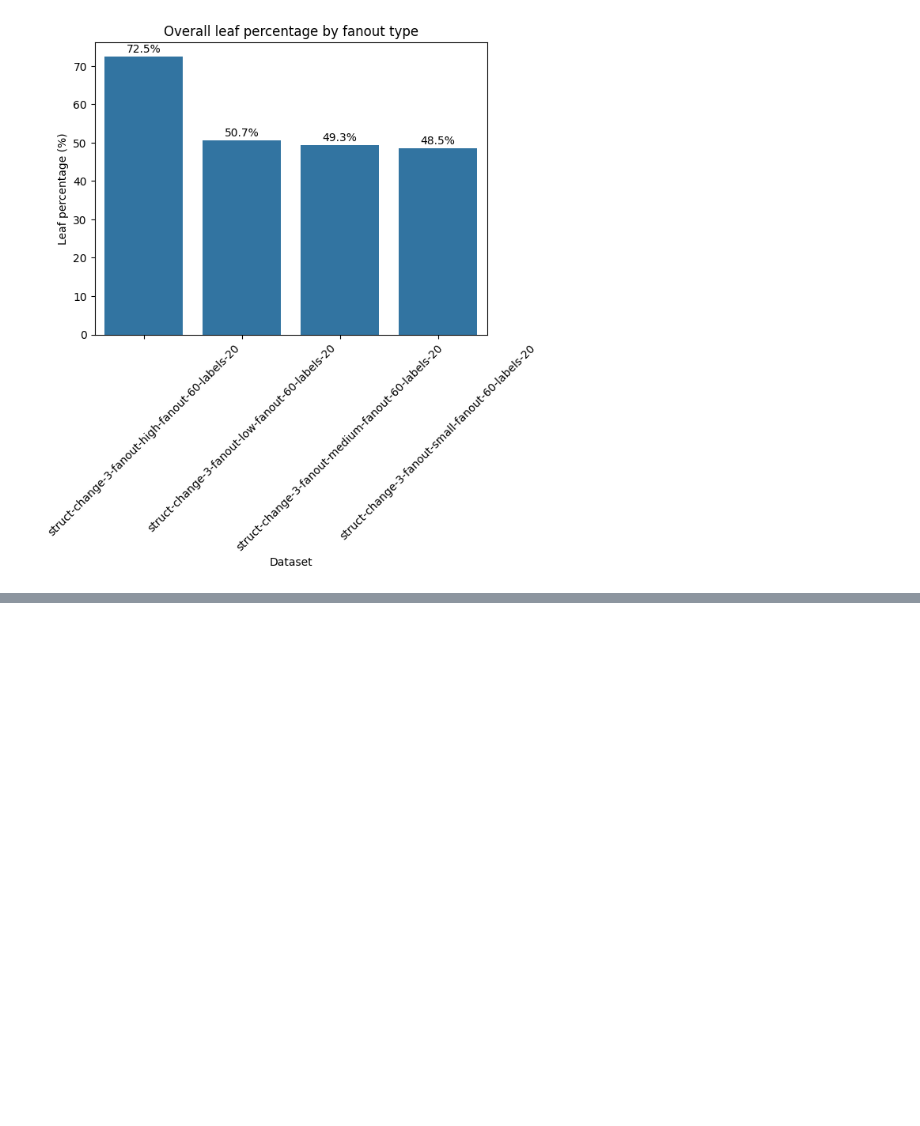
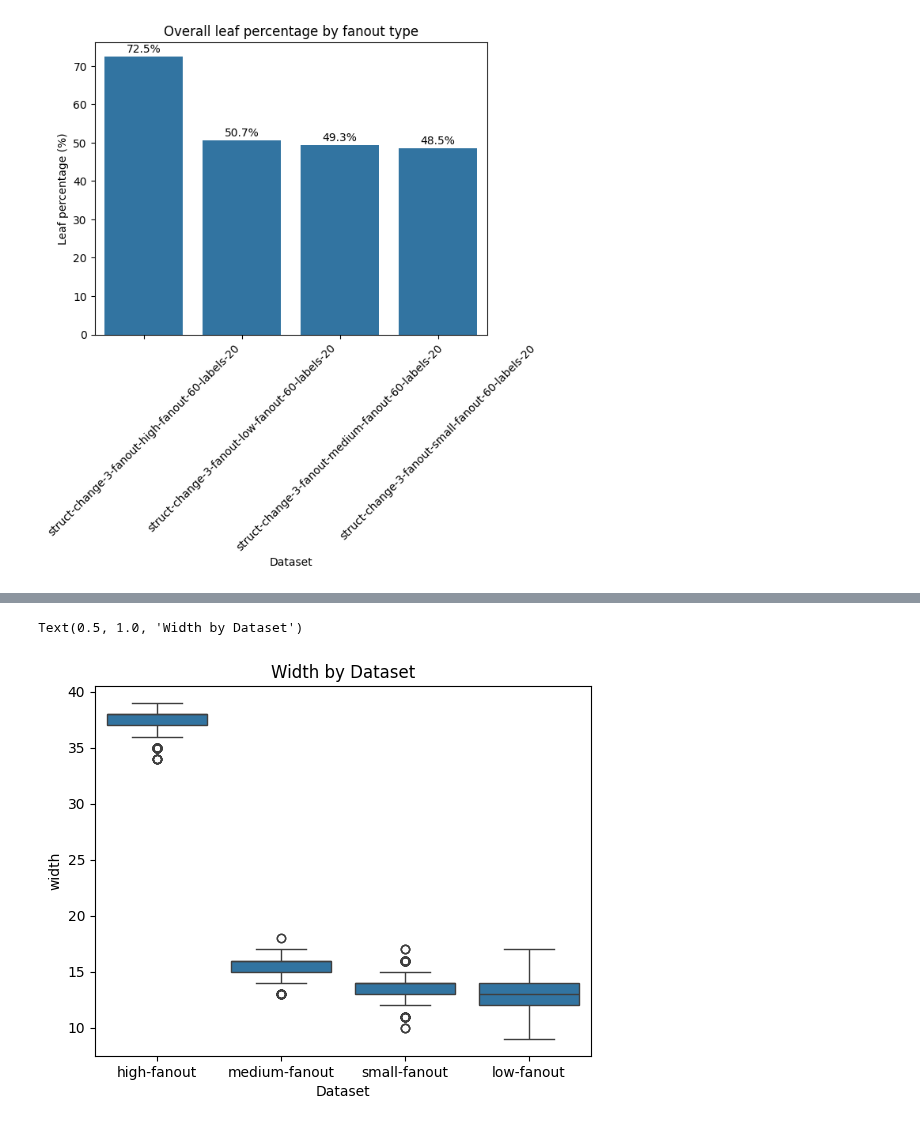
Before and after one commit to LukMRVC/tree-statistics, a Jupyter notebook: gen-precision.ipynb, the cells around one changed output, grey strips where cells are left out. Saved outputs shown, nothing was run; the diff lists cells and outputs as text; code cells hidden in the pictures; blank space fills up the shorter version.

```diff
--- a/gen-precision.ipynb
+++ b/gen-precision.ipynb
@@ -216,0 +491,6 @@ ax.tick_params(axis='x', rotation=45)
+# %%
+sns.boxplot(data=all_df, x='Dataset', y='width')
+plt.title('Width by Dataset')
+# %% [output]
+Text(0.5, 1.0, 'Width by Dataset')
+[figure, added]
```
Also changed, not shown: parts of 17 cells of this notebook.
